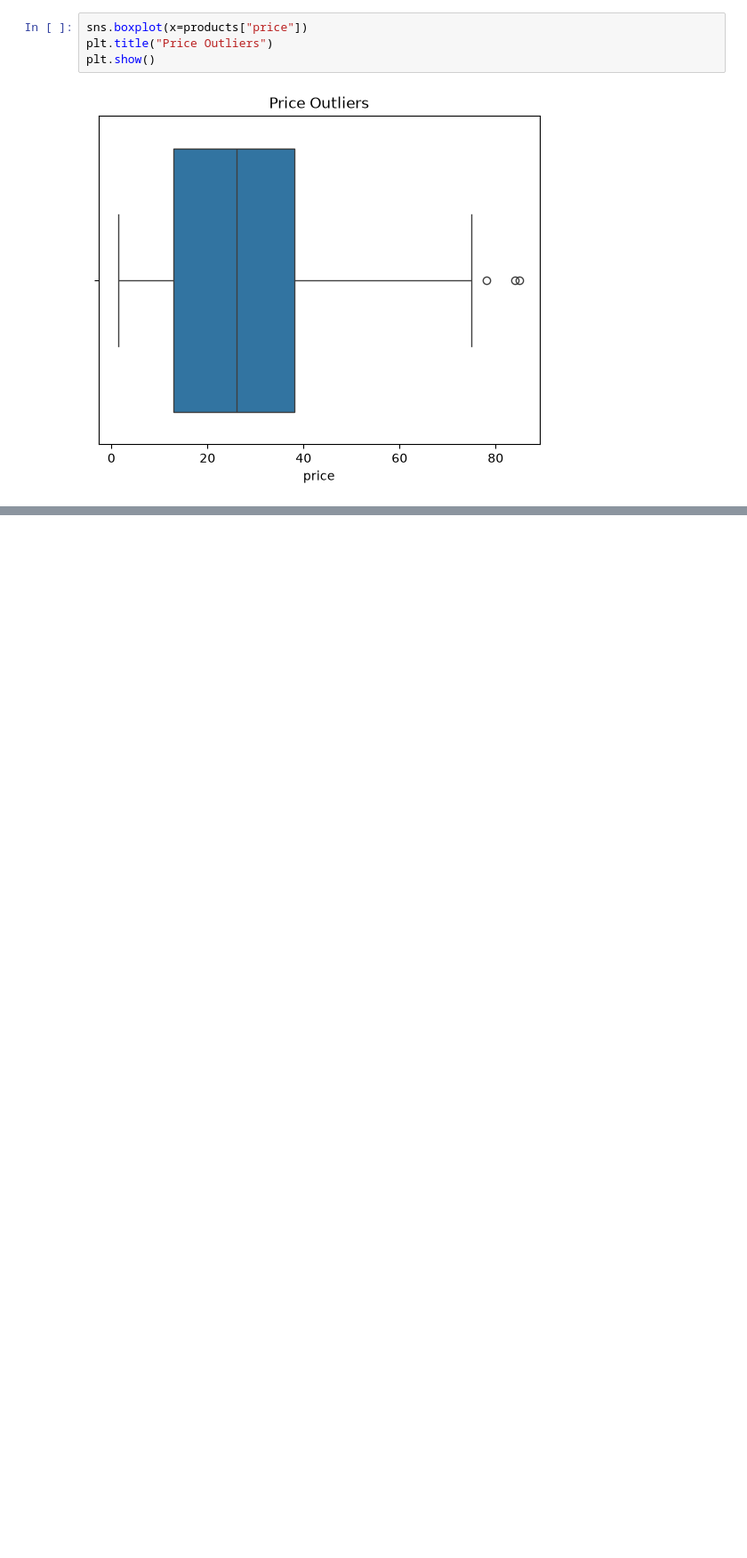
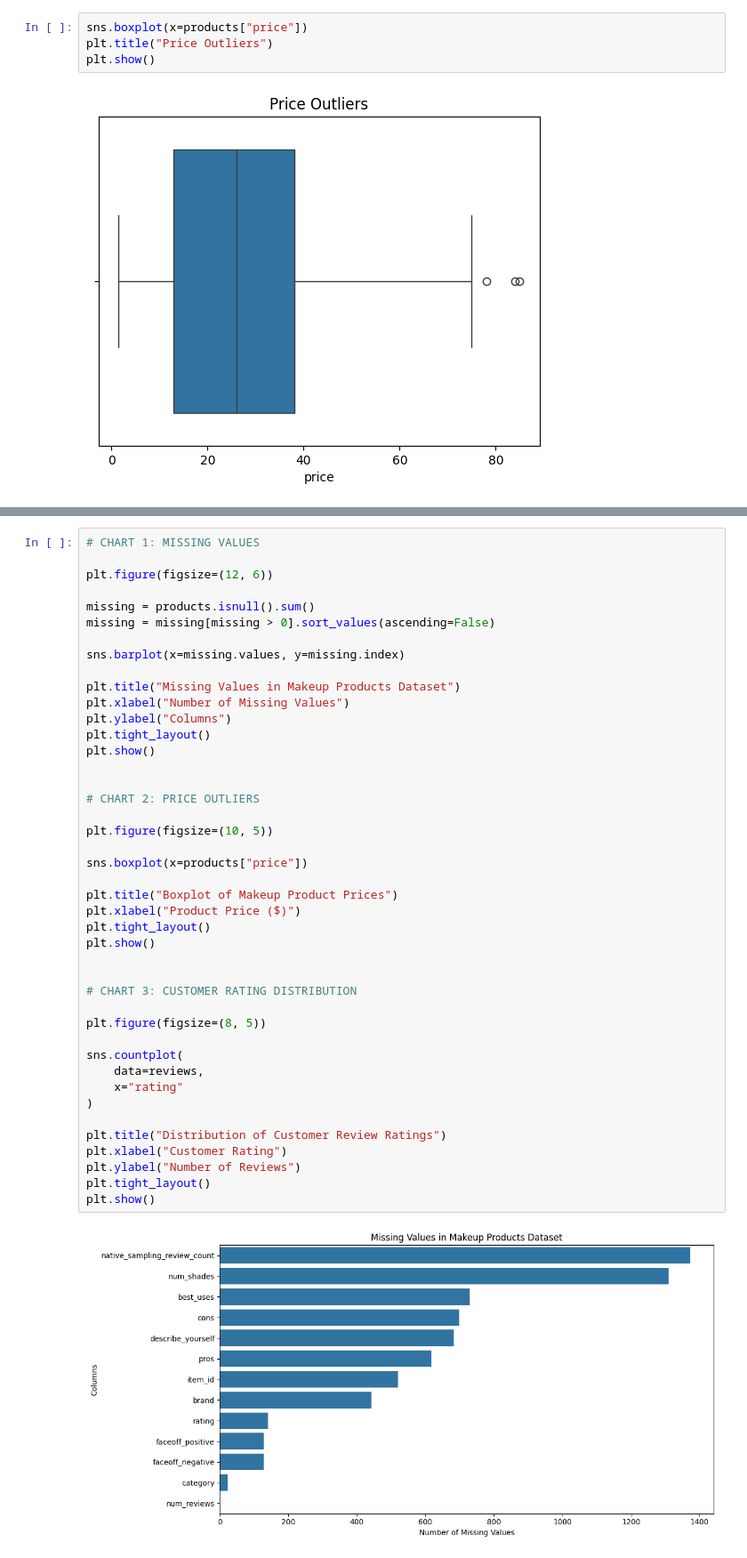
Before and after one commit to a209258-ukm/beautyreview-gp, a Jupyter notebook: notebooks/gp_assignment1.ipynb, the cells around one changed output, grey strips where cells are left out. Shown at 89% size. Drawn from its saved outputs; the diff is of its cells as text; blank space fills up the shorter version.

Commit message:
lab4: data quality reportgp_assignment1

```diff
--- a/notebooks/gp_assignment1.ipynb
+++ b/notebooks/gp_assignment1.ipynb
@@ -190,0 +347,45 @@ plt.show()
+# %%
+# CHART 1: MISSING VALUES
+
+plt.figure(figsize=(12, 6))
+
+missing = products.isnull().sum()
+missing = missing[missing > 0].sort_values(ascending=False)
+
+sns.barplot(x=missing.values, y=missing.index)
+
+plt.title("Missing Values in Makeup Products Dataset")
+plt.xlabel("Number of Missing Values")
+plt.ylabel("Columns")
+plt.tight_layout()
+plt.show()
+
+
+# CHART 2: PRICE OUTLIERS
+
+plt.figure(figsize=(10, 5))
+
+sns.boxplot(x=products["price"])
+
+plt.title("Boxplot of Makeup Product Prices")
+plt.xlabel("Product Price ($)")
+plt.tight_layout()
+plt.show()
+
+
+# CHART 3: CUSTOMER RATING DISTRIBUTION
+
+plt.figure(figsize=(8, 5))
+
+sns.countplot(
+    data=reviews,
+    x="rating"
+)
+
+plt.title("Distribution of Customer Review Ratings")
+plt.xlabel("Customer Rating")
+plt.ylabel("Number of Reviews")
+plt.tight_layout()
+plt.show()
+# %% [output]
+[figure, added]
```
Also changed, not shown: parts of 7 cells of this notebook.
